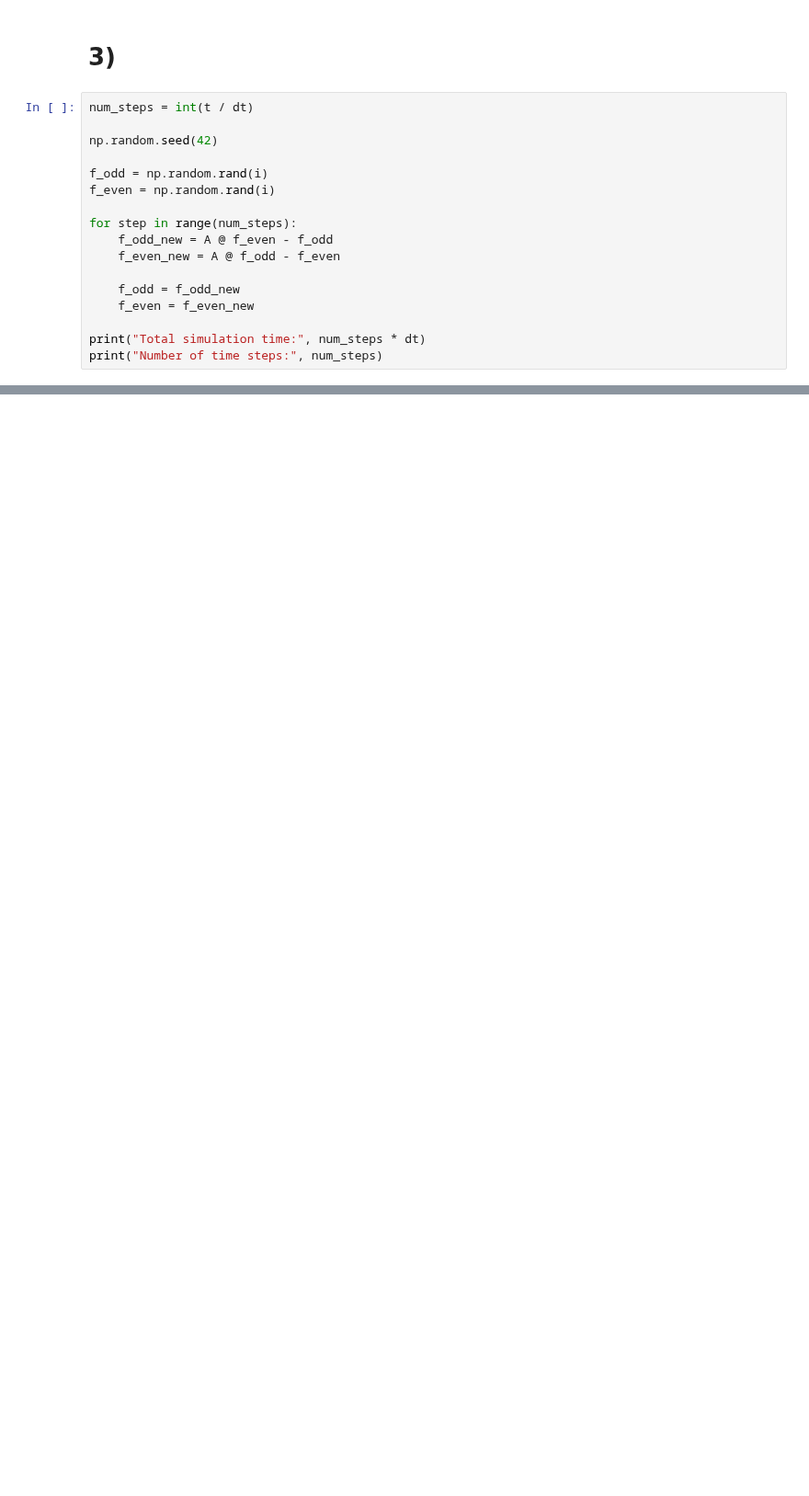
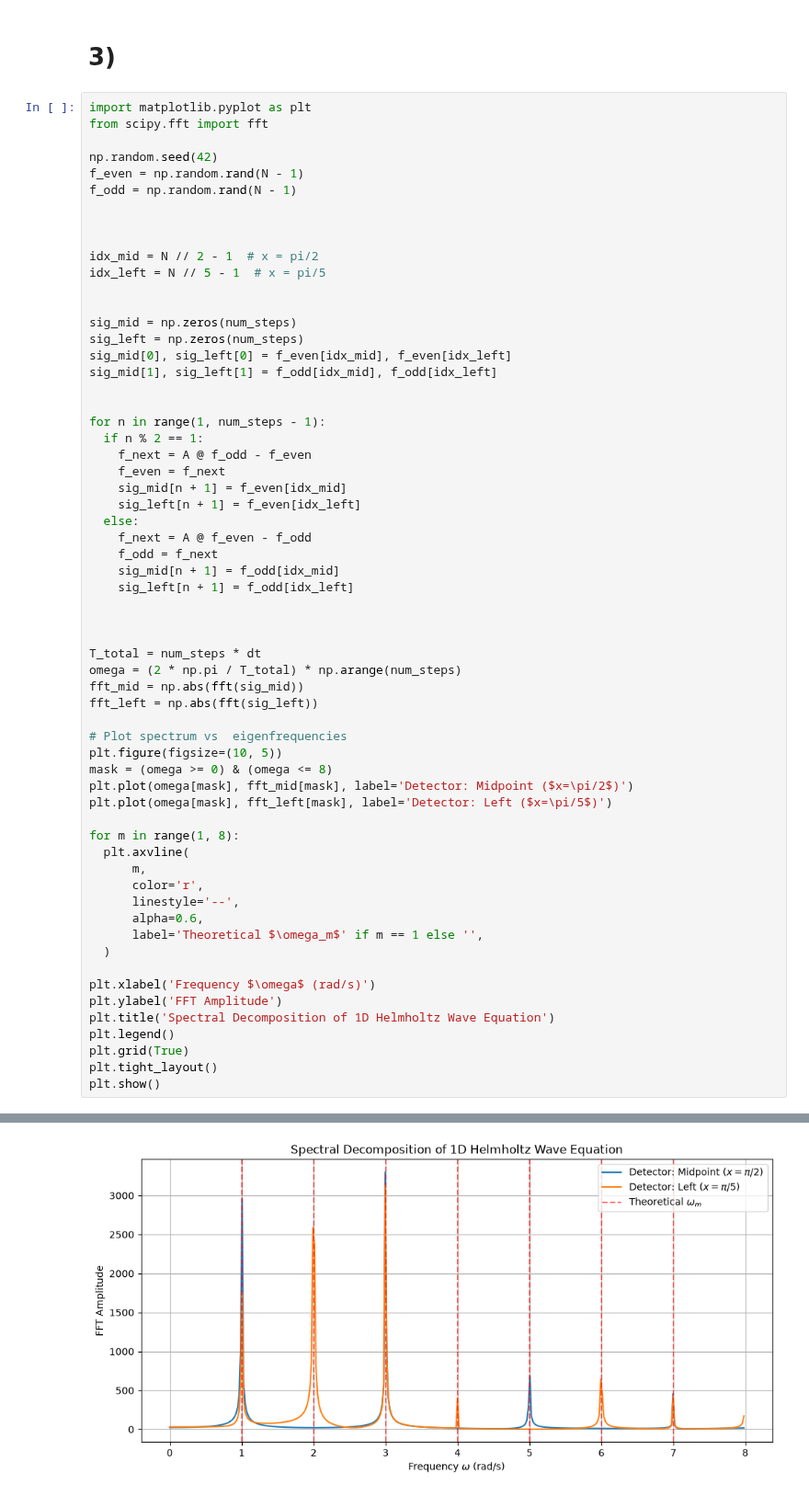
Before and after one commit to pamuduamarasinghe/Computational-Electrodynamics, a Jupyter notebook: CED_05.ipynb, the cells around one changed output, grey strips where cells are left out. Shown at 92% size. Saved outputs shown, nothing was run; the diff lists cells and outputs as text; blank space fills up the shorter version.

```diff
--- a/CED_05.ipynb
+++ b/CED_05.ipynb
@@ -44,20 +38,64 @@ Sparse matrix representation of the second derivative operator:
 # %% [markdown]
 # 3)
 # %%
-num_steps = int(t / dt)
+import matplotlib.pyplot as plt
+from scipy.fft import fft
 
 np.random.seed(42)
+f_even = np.random.rand(N - 1)
+f_odd = np.random.rand(N - 1)
 
-f_odd = np.random.rand(i)
-f_even = np.random.rand(i)
 
-for step in range(num_steps):
-    f_odd_new = A @ f_even - f_odd
-    f_even_new = A @ f_odd - f_even
 
-    f_odd = f_odd_new
-    f_even = f_even_new
+idx_mid = N // 2 - 1  # x = pi/2
+idx_left = N // 5 - 1  # x = pi/5
 
-print("Total simulation time:", num_steps * dt)
-print("Number of time steps:", num_steps)
+
+sig_mid = np.zeros(num_steps)
+sig_left = np.zeros(num_steps)
+sig_mid[0], sig_left[0] = f_even[idx_mid], f_even[idx_left]
+sig_mid[1], sig_left[1] = f_odd[idx_mid], f_odd[idx_left]
+
+
+for n in range(1, num_steps - 1):
+  if n % 2 == 1:
+    f_next = A @ f_odd - f_even
+    f_even = f_next
+    sig_mid[n + 1] = f_even[idx_mid]
+    sig_left[n + 1] = f_even[idx_left]
+  else:
+    f_next = A @ f_even - f_odd
+    f_odd = f_next
+    sig_mid[n + 1] = f_odd[idx_mid]
+    sig_left[n + 1] = f_odd[idx_left]
+
+
+
+T_total = num_steps * dt
+omega = (2 * np.pi / T_total) * np.arange(num_steps)
+fft_mid = np.abs(fft(sig_mid))
+fft_left = np.abs(fft(sig_left))
+
+# Plot spectrum vs  eigenfrequencies
+plt.figure(figsize=(10, 5))
+mask = (omega >= 0) & (omega <= 8)
+plt.plot(omega[mask], fft_mid[mask], label='Detector: Midpoint ($x=\pi/2$)')
+plt.plot(omega[mask], fft_left[mask], label='Detector: Left ($x=\pi/5$)')
+
+for m in range(1, 8):
+  plt.axvline(
+      m,
+      color='r',
+      linestyle='--',
+      alpha=0.6,
+      label='Theoretical $\omega_m$' if m == 1 else '',
+  )
+
+plt.xlabel('Frequency $\omega$ (rad/s)')
+plt.ylabel('FFT Amplitude')
+plt.title('Spectral Decomposition of 1D Helmholtz Wave Equation')
+plt.legend()
+plt.grid(True)
+plt.tight_layout()
+plt.show()
 # %% [output]
@@ -65,0 +102 @@ Number of time steps: 9549
+[figure, added]
```
Also changed, not shown: parts of 5 cells of this notebook.
